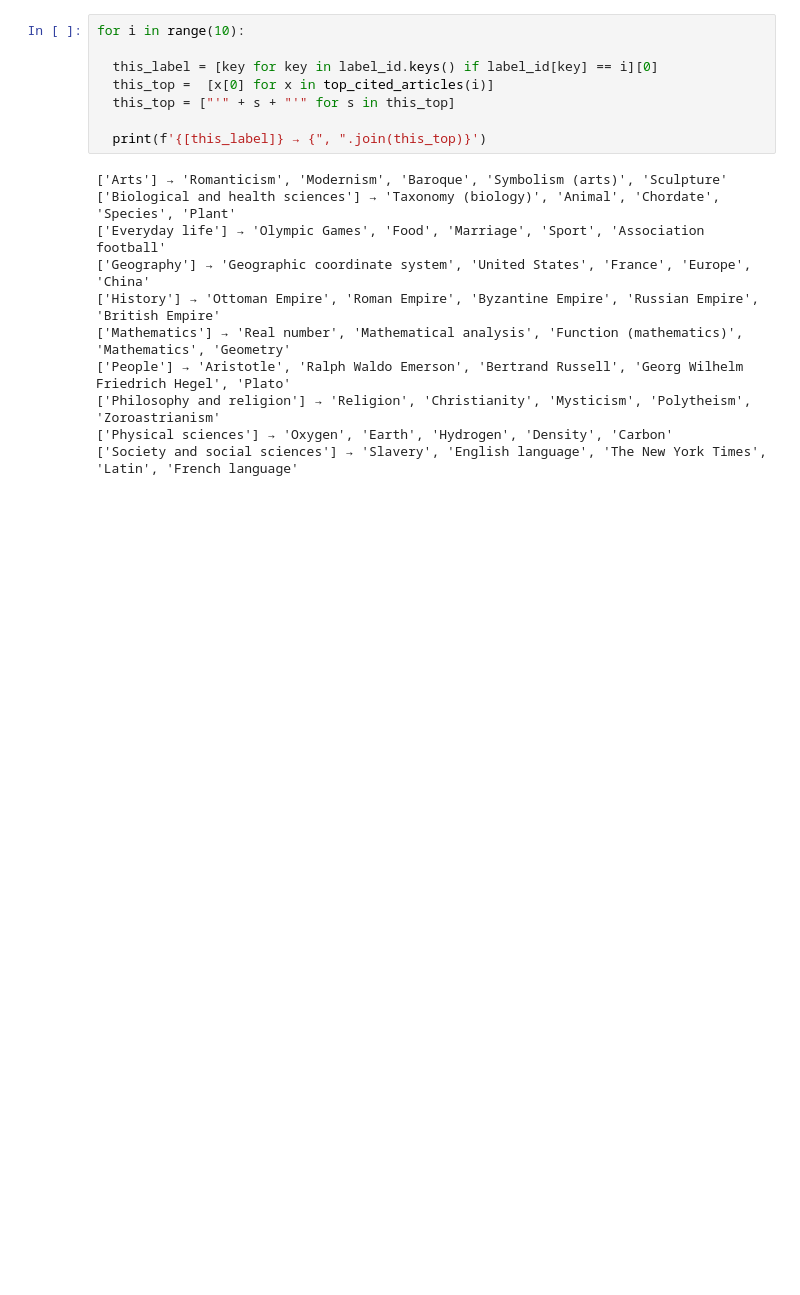
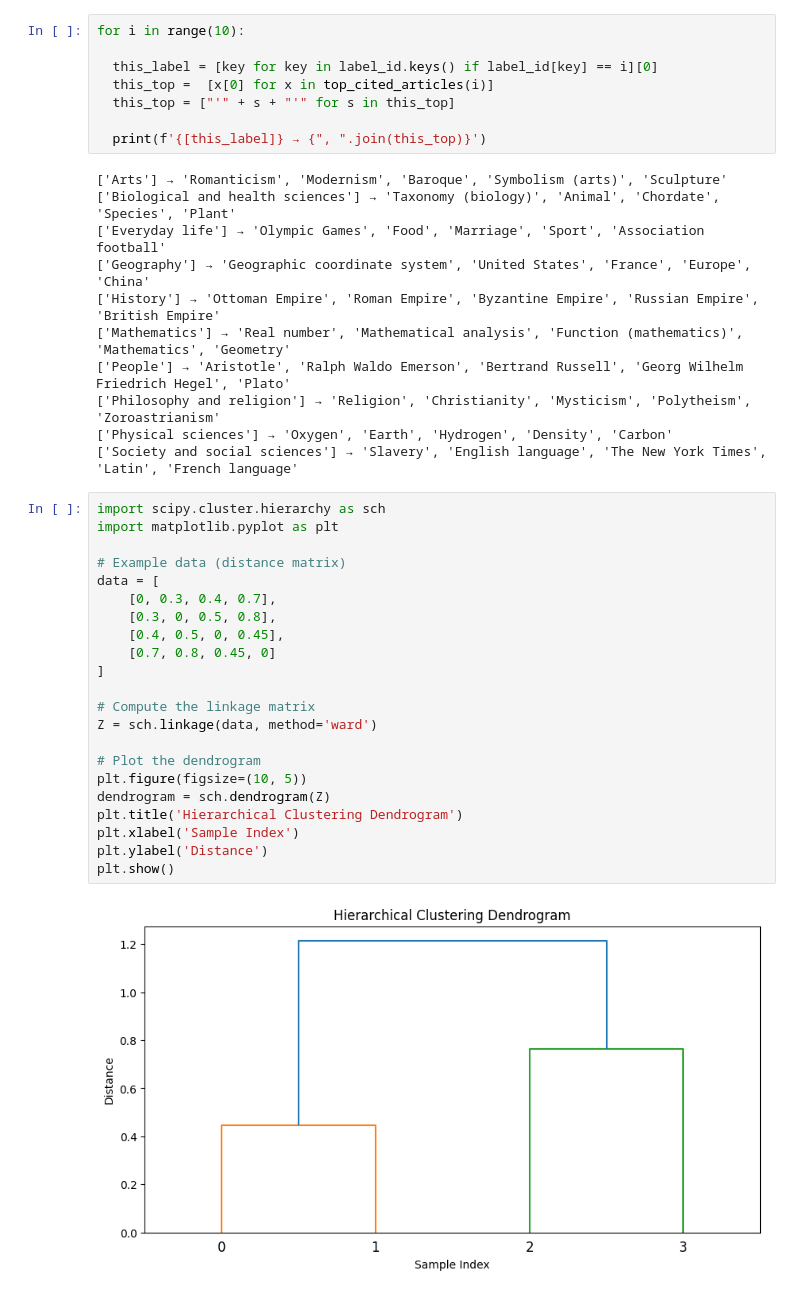
Before and after one commit to LM1997610/Social_Networks, a Jupyter notebook: Project/Untitled30.ipynb, the cells around one changed output. Saved outputs shown, nothing was run; the diff lists cells and outputs as text; blank space fills up the shorter version.

```diff
--- a/Project/Untitled30.ipynb
+++ b/Project/Untitled30.ipynb
@@ -117,3 +115,27 @@ for i in range(10):
 ['Philosophy and religion'] → 'Religion', 'Christianity', 'Mysticism', 'Polytheism', 'Zoroastrianism'
 ['Physical sciences'] → 'Oxygen', 'Earth', 'Hydrogen', 'Density', 'Carbon'
 ['Society and social sciences'] → 'Slavery', 'English language', 'The New York Times', 'Latin', 'French language'
+# %%
+import scipy.cluster.hierarchy as sch
+import matplotlib.pyplot as plt
+
+# Example data (distance matrix)
+data = [
+    [0, 0.3, 0.4, 0.7],
+    [0.3, 0, 0.5, 0.8],
+    [0.4, 0.5, 0, 0.45],
+    [0.7, 0.8, 0.45, 0]
+]
+
+# Compute the linkage matrix
+Z = sch.linkage(data, method='ward')
+
+# Plot the dendrogram
+plt.figure(figsize=(10, 5))
+dendrogram = sch.dendrogram(Z)
+plt.title('Hierarchical Clustering Dendrogram')
+plt.xlabel('Sample Index')
+plt.ylabel('Distance')
+plt.show()
+# %% [output]
+[figure, added]
```
Also changed, not shown: parts of 1 cell of this notebook.
